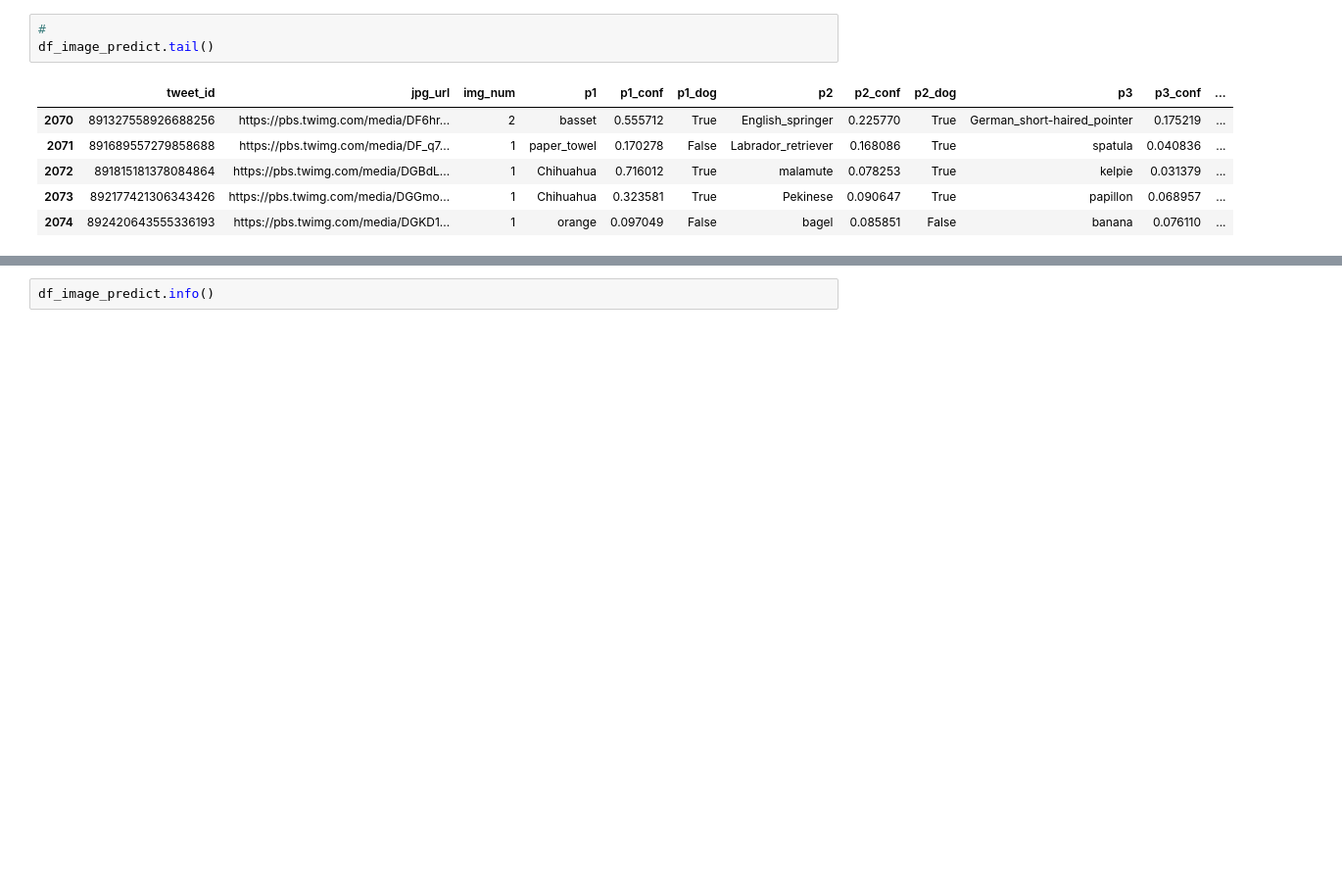
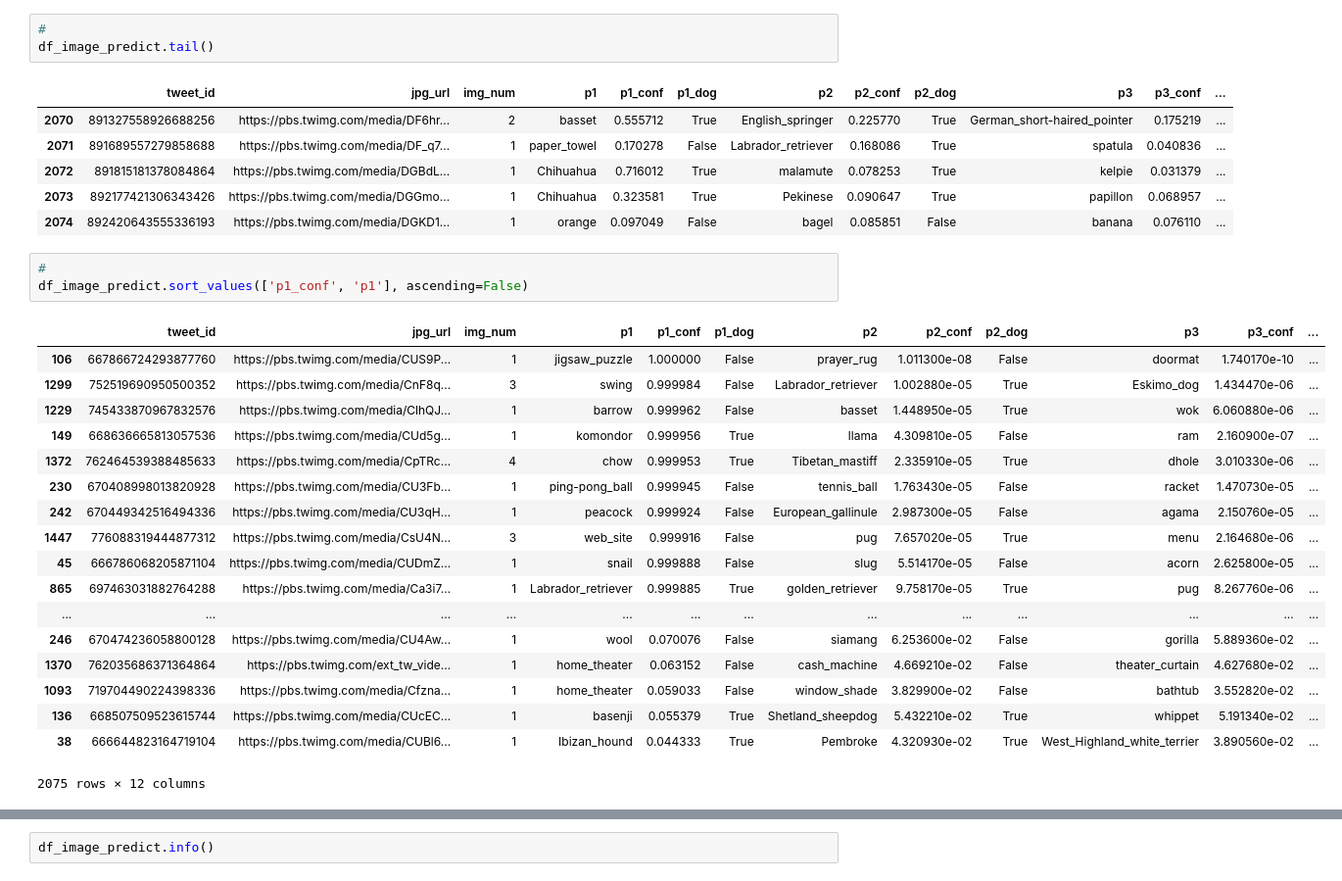
Before and after one commit to sphelps731/Data-Wrangling-and-Modelling, a Jupyter notebook: wrangle_act.ipynb, the cells around one changed output, grey strips where cells are left out. Shown at 98% size. Cells and saved outputs as stored; diff of their text form; blank space fills up the shorter version.

```diff
--- a/wrangle_act.ipynb
+++ b/wrangle_act.ipynb
@@ -191,6 +233,28 @@ df_image_predict.tail()
 | 2072 | 891815181378084864 | https://pbs.twimg.com/media/DGBdL... | 1 | Chihuahua | 0.716012 | True | malamute | 0.078253 | True | kelpie | 0.031379 | ... |
 | 2073 | 892177421306343426 | https://pbs.twimg.com/media/DGGmo... | 1 | Chihuahua | 0.323581 | True | Pekinese | 0.090647 | True | papillon | 0.068957 | ... |
 | 2074 | 892420643555336193 | https://pbs.twimg.com/media/DGKD1... | 1 | orange | 0.097049 | False | bagel | 0.085851 | False | banana | 0.076110 | ... |
+# %%
+#
+df_image_predict.sort_values(['p1_conf', 'p1'], ascending=False)
+# %% [output]
+|  | tweet_id | jpg_url | img_num | p1 | p1_conf | p1_dog | p2 | p2_conf | p2_dog | p3 | p3_conf | ... |
+| 106 | 667866724293877760 | https://pbs.twimg.com/media/CUS9P... | 1 | jigsaw_puzzle | 1.000000 | False | prayer_rug | 1.011300e-08 | False | doormat | 1.740170e-10 | ... |
+| 1299 | 752519690950500352 | https://pbs.twimg.com/media/CnF8q... | 3 | swing | 0.999984 | False | Labrador_retriever | 1.002880e-05 | True | Eskimo_dog | 1.434470e-06 | ... |
+| 1229 | 745433870967832576 | https://pbs.twimg.com/media/ClhQJ... | 1 | barrow | 0.999962 | False | basset | 1.448950e-05 | True | wok | 6.060880e-06 | ... |
+| 149 | 668636665813057536 | https://pbs.twimg.com/media/CUd5g... | 1 | komondor | 0.999956 | True | llama | 4.309810e-05 | False | ram | 2.160900e-07 | ... |
+| 1372 | 762464539388485633 | https://pbs.twimg.com/media/CpTRc... | 4 | chow | 0.999953 | True | Tibetan_mastiff | 2.335910e-05 | True | dhole | 3.010330e-06 | ... |
+| 230 | 670408998013820928 | https://pbs.twimg.com/media/CU3Fb... | 1 | ping-pong_ball | 0.999945 | False | tennis_ball | 1.763430e-05 | False | racket | 1.470730e-05 | ... |
+| 242 | 670449342516494336 | https://pbs.twimg.com/media/CU3qH... | 1 | peacock | 0.999924 | False | European_gallinule | 2.987300e-05 | False | agama | 2.150760e-05 | ... |
+| 1447 | 776088319444877312 | https://pbs.twimg.com/media/CsU4N... | 3 | web_site | 0.999916 | False | pug | 7.657020e-05 | True | menu | 2.164680e-06 | ... |
+| 45 | 666786068205871104 | https://pbs.twimg.com/media/CUDmZ... | 1 | snail | 0.999888 | False | slug | 5.514170e-05 | False | acorn | 2.625800e-05 | ... |
+| 865 | 697463031882764288 | https://pbs.twimg.com/media/Ca3i7... | 1 | Labrador_retriever | 0.999885 | True | golden_retriever | 9.758170e-05 | True | pug | 8.267760e-06 | ... |
+| ... | ... | ... | ... | ... | ... | ... | ... | ... | ... | ... | ... | ... |
+| 246 | 670474236058800128 | https://pbs.twimg.com/media/CU4Aw... | 1 | wool | 0.070076 | False | siamang | 6.253600e-02 | False | gorilla | 5.889360e-02 | ... |
+| 1370 | 762035686371364864 | https://pbs.twimg.com/ext_tw_vide... | 1 | home_theater | 0.063152 | False | cash_machine | 4.669210e-02 | False | theater_curtain | 4.627680e-02 | ... |
+| 1093 | 719704490224398336 | https://pbs.twimg.com/media/Cfzna... | 1 | home_theater | 0.059033 | False | window_shade | 3.829900e-02 | False | bathtub | 3.552820e-02 | ... |
+| 136 | 668507509523615744 | https://pbs.twimg.com/media/CUcEC... | 1 | basenji | 0.055379 | True | Shetland_sheepdog | 5.432210e-02 | True | whippet | 5.191340e-02 | ... |
+| 38 | 666644823164719104 | https://pbs.twimg.com/media/CUBl6... | 1 | Ibizan_hound | 0.044333 | True | Pembroke | 4.320930e-02 | True | West_Highland_white_terrier | 3.890560e-02 | ... |
+2075 rows × 12 columns
 # %%
 #
 df_image_predict.sample()
```
Also changed, not shown: parts of 31 cells of this notebook.
